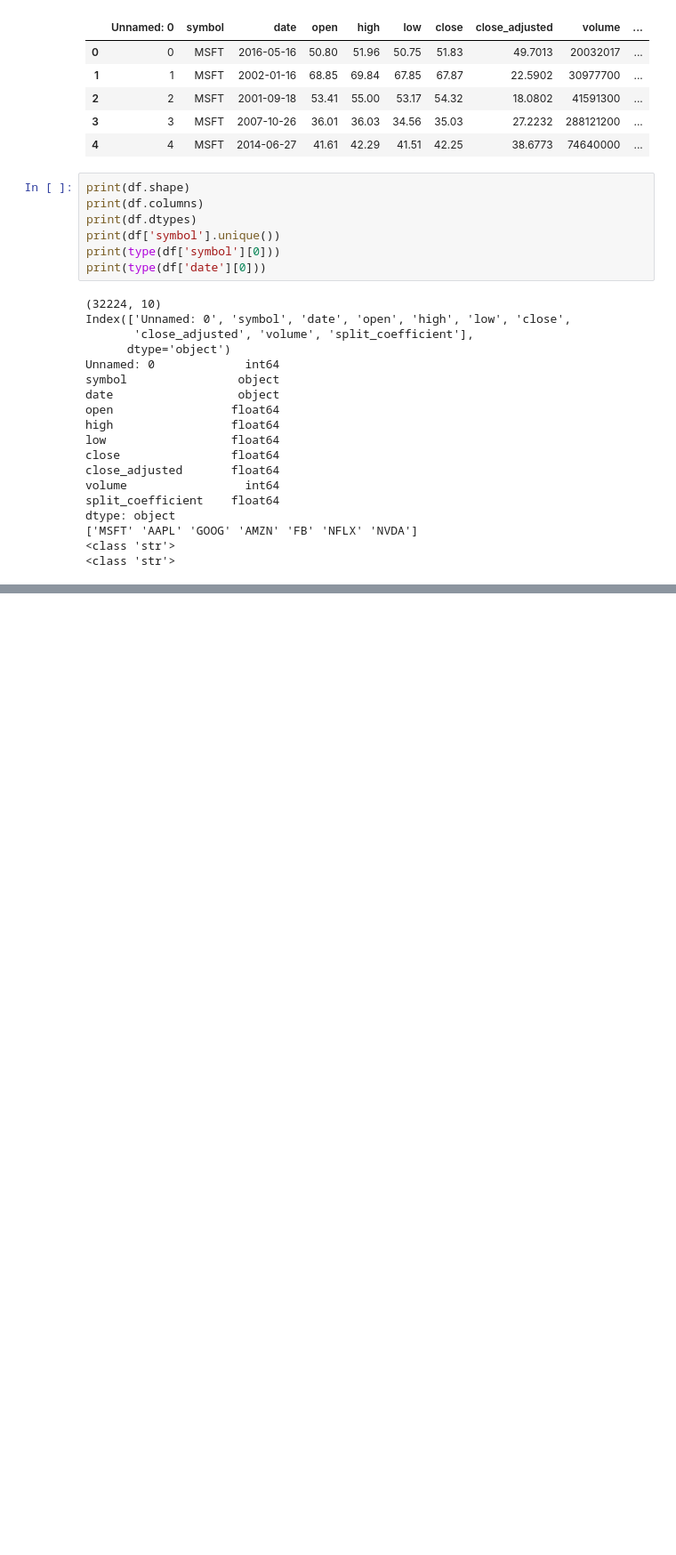
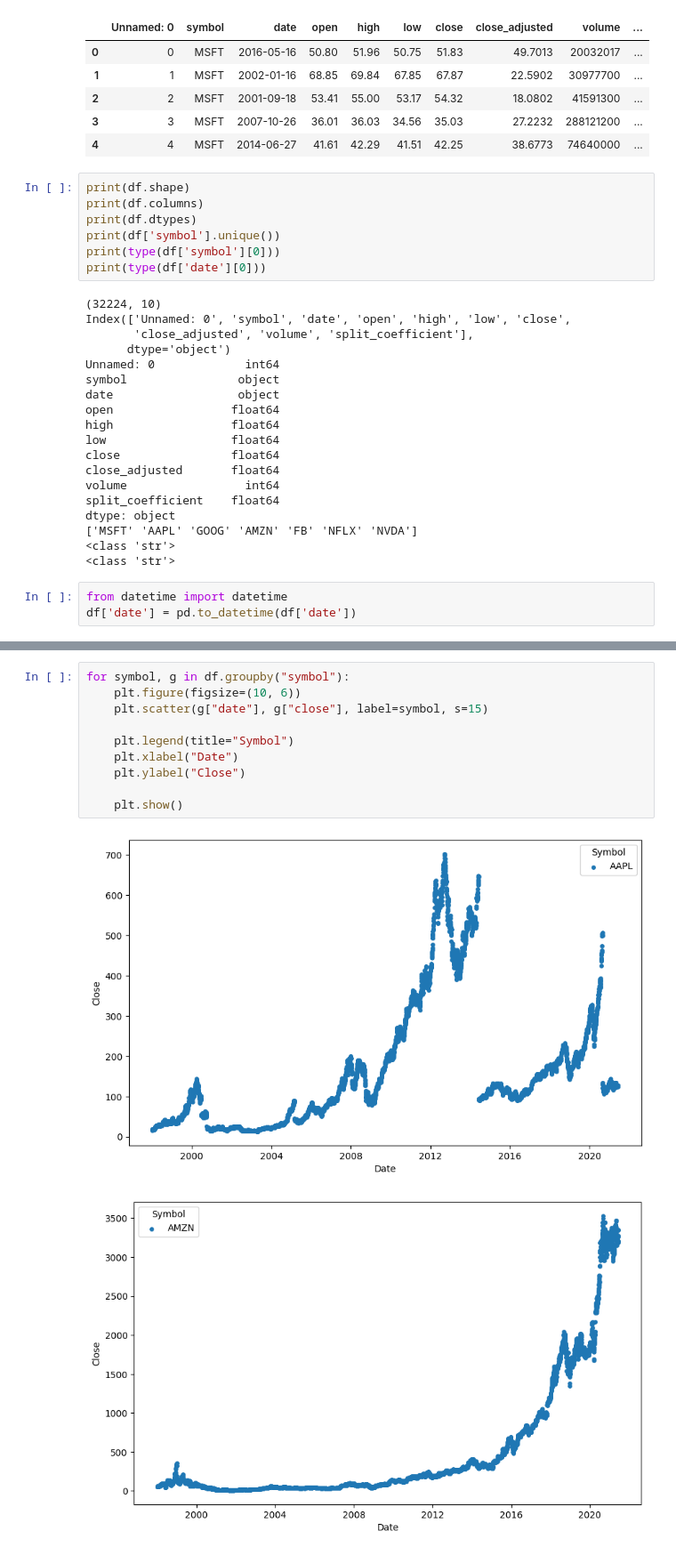
Before and after one commit to hpatel2004/scratchpad, a Jupyter notebook: nb_2026_01_05.ipynb, the cells around one changed output, grey strips where cells are left out. Shown at 89% size. Drawn from its saved outputs; the diff is of its cells as text; blank space fills up the shorter version.

```diff
--- a/nb_2026_01_05.ipynb
+++ b/nb_2026_01_05.ipynb
@@ -66,3 +66,6 @@ dtype: object
 ['MSFT' 'AAPL' 'GOOG' 'AMZN' 'FB' 'NFLX' 'NVDA']
 <class 'str'>
 <class 'str'>
+# %%
+from datetime import datetime
+df['date'] = pd.to_datetime(df['date'])
@@ -68,0 +84,13 @@ dtype: object
+# %%
+for symbol, g in df.groupby("symbol"):
+    plt.figure(figsize=(10, 6))
+    plt.scatter(g["date"], g["close"], label=symbol, s=15)
+
+    plt.legend(title="Symbol")
+    plt.xlabel("Date")
+    plt.ylabel("Close")
+
+    plt.show()
+# %% [output]
+[figure, added]
+[figure, added]
```
Also changed, not shown: parts of 4 cells of this notebook.
